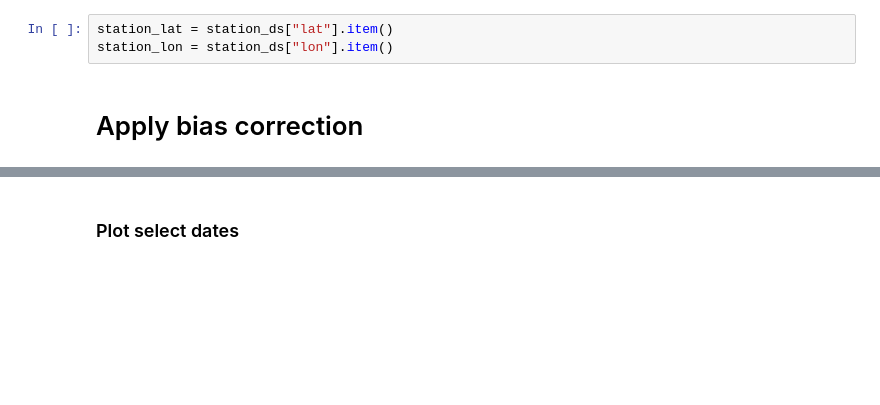
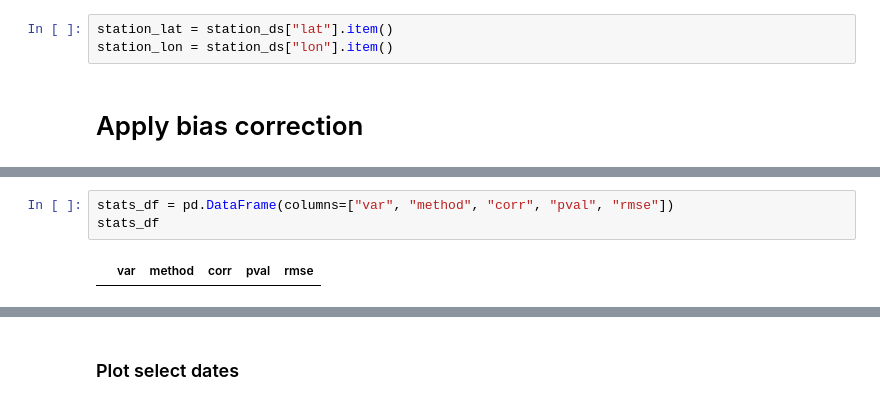
Before and after one commit to thinkingmachines/project-cchain-climate-downscaling, a Jupyter notebook: notebooks/02-apply-bias-correction/02_correct_station.ipynb, the cells around one changed output, grey strips where cells are left out. Cells and saved outputs as stored; diff of their text form; blank space fills up the shorter version.

```diff
--- a/notebooks/02-apply-bias-correction/02_correct_station.ipynb
+++ b/notebooks/02-apply-bias-correction/02_correct_station.ipynb
@@ -73 +177,6 @@ station_lon = station_ds["lon"].item()
+# %%
+stats_df = pd.DataFrame(columns=["var", "method", "corr", "pval", "rmse"])
+stats_df
+# %% [output]
+|  | var | method | corr | pval | rmse |
 # %%
```
Also changed, not shown: parts of 16 cells of this notebook, 3 other files.
